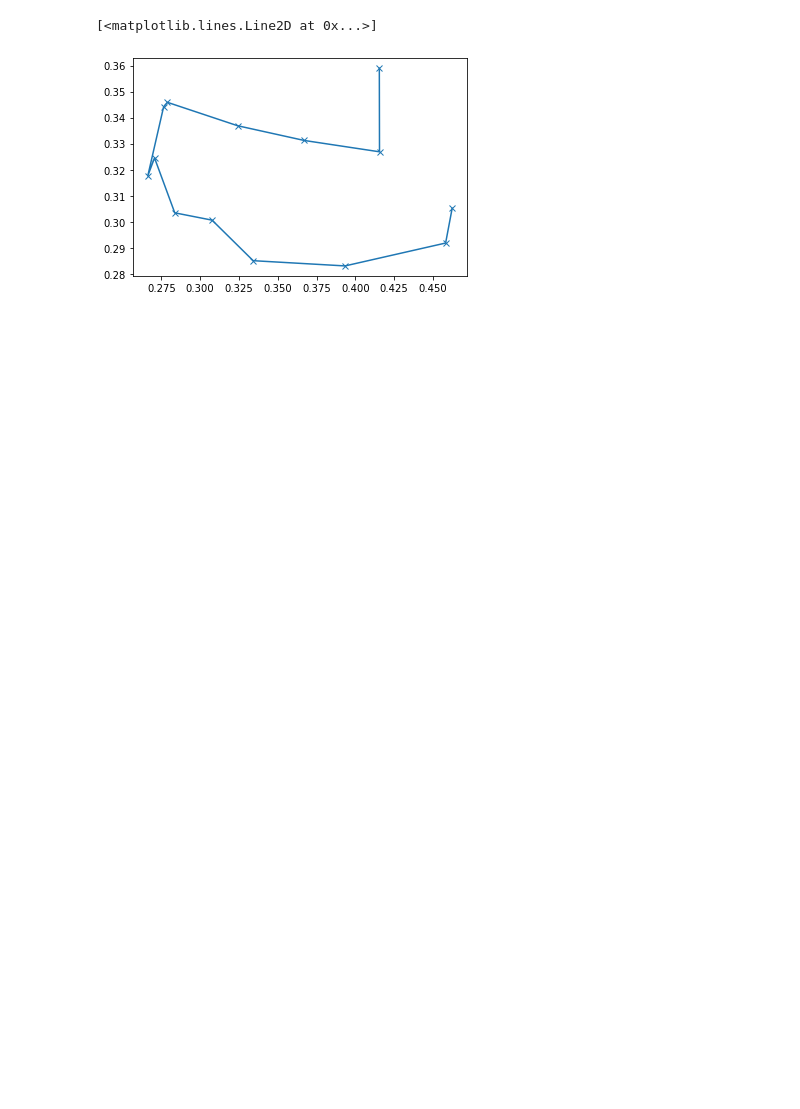
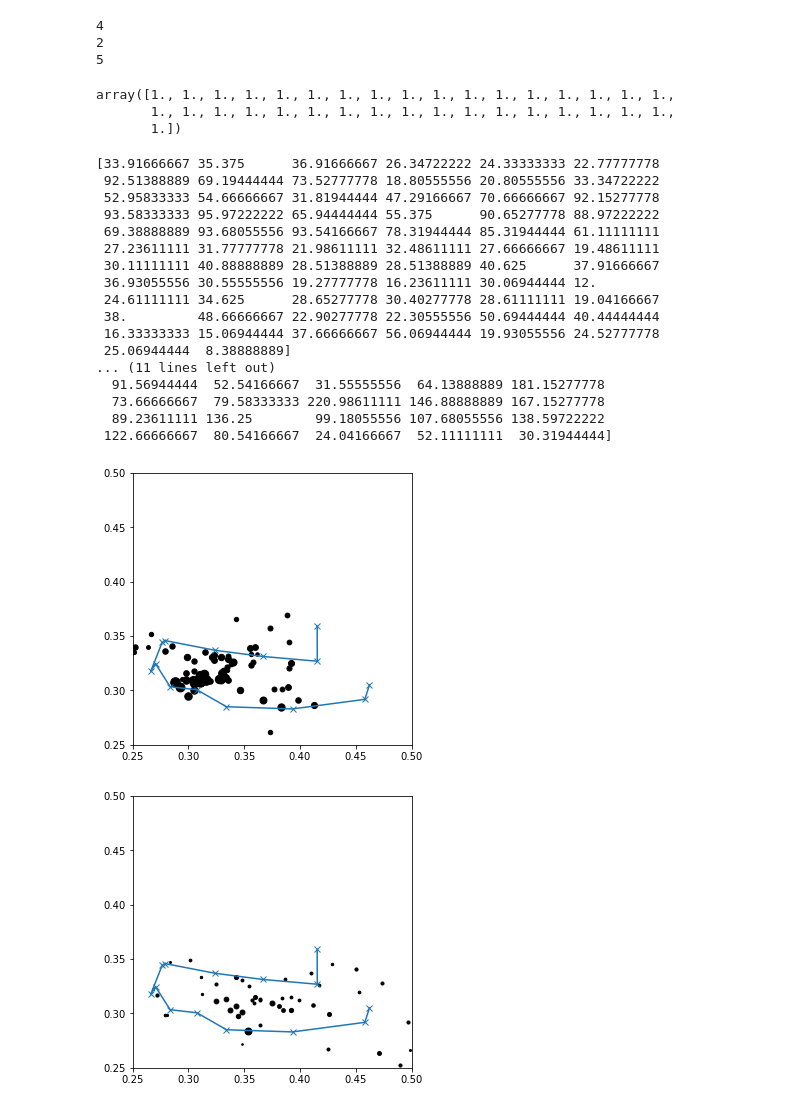
Before and after one commit to lionfish0/bee_track, a Jupyter notebook: bin/ParsingOrientationTemporary.ipynb, the cells around one changed output. Saved outputs shown, nothing was run; the diff lists cells and outputs as text; code cells hidden in the pictures; blank space fills up the shorter version.

```diff
--- a/bin/ParsingOrientationTemporary.ipynb
+++ b/bin/ParsingOrientationTemporary.ipynb
@@ -76,7 +138,54 @@ for camnum,bts in beetracks.items():
-# %%
-rgbs = np.array(labels['calA'])[3:,2:]
-rgbs/=np.sum(rgbs,1)[:,None]
-plt.plot(rgbs[:,0],rgbs[:,1],'-x')
-# %% [output]
-[<matplotlib.lines.Line2D at 0x...>]
-[figure, removed]
+# %%
+for a in alllabels: print(a)
+# %% [output]
+4
+2
+5
+# %%
+np.sum(tagrgbs,1)
+# %% [output]
+array([1., 1., 1., 1., 1., 1., 1., 1., 1., 1., 1., 1., 1., 1., 1., 1., 1.,
+       1., 1., 1., 1., 1., 1., 1., 1., 1., 1., 1., 1., 1., 1., 1., 1., 1.,
+       1.])
+# %%
+calrgbs = np.array(alllabels['4']['calA'])[3:,2:5]
+calrgbs/=np.sum(calrgbs,1)[:,None]
+#plt.plot(calrgbs[:,0],calrgbs[:,1],'-x')
+for camnum in ['2','4','5']:
+    plt.figure(figsize=[5,5])
+    plt.plot(calrgbs[:,0],calrgbs[:,1],'-x')
+
+    tagrgbs = np.array(alllabels[camnum]['none'])[:,2:5] #labelnum, deg, r,g,b [r,g,b]
+    s = np.sum(tagrgbs,1)
+    print(s)
+    tagrgbs/=np.sum(tagrgbs,1)[:,None]
+    for i,t in enumerate(tagrgbs):
+        plt.scatter(t[0],t[1],s[i],color='k')
+    #plt.plot(tagrgbs[:,0],tagrgbs[:,1],'x')
+
+    plt.xlim([0.25,0.5])
+    plt.ylim([0.25,0.5])
+    #plt.axis('equal')
+#rgbs = np.array(alllabels['4']['calA'])[3:,5:]
+#rgbs/=np.sum(rgbs,1)[:,None]
+#plt.plot(rgbs[:,0],rgbs[:,1],'-.')
+# %% [output]
+[33.91666667 35.375      36.91666667 26.34722222 24.33333333 22.77777778
+ 92.51388889 69.19444444 73.52777778 18.80555556 20.80555556 33.34722222
+ 52.95833333 54.66666667 31.81944444 47.29166667 70.66666667 92.15277778
+ 93.58333333 95.97222222 65.94444444 55.375      90.65277778 88.97222222
+ 69.38888889 93.68055556 93.54166667 78.31944444 85.31944444 61.11111111
+ 27.23611111 31.77777778 21.98611111 32.48611111 27.66666667 19.48611111
+ 30.11111111 40.88888889 28.51388889 28.51388889 40.625      37.91666667
+ 36.93055556 30.55555556 19.27777778 16.23611111 30.06944444 12.
+ 24.61111111 34.625      28.65277778 30.40277778 28.61111111 19.04166667
+ 38.         48.66666667 22.90277778 22.30555556 50.69444444 40.44444444
+ 16.33333333 15.06944444 37.66666667 56.06944444 19.93055556 24.52777778
+ 25.06944444  8.38888889]
+... (11 lines left out)
+  91.56944444  52.54166667  31.55555556  64.13888889 181.15277778
+  73.66666667  79.58333333 220.98611111 146.88888889 167.15277778
+  89.23611111 136.25        99.18055556 107.68055556 138.59722222
+ 122.66666667  80.54166667  24.04166667  52.11111111  30.31944444]
+[figure, added]
+[figure, added]
```
Also changed, not shown: parts of 3 cells of this notebook.
